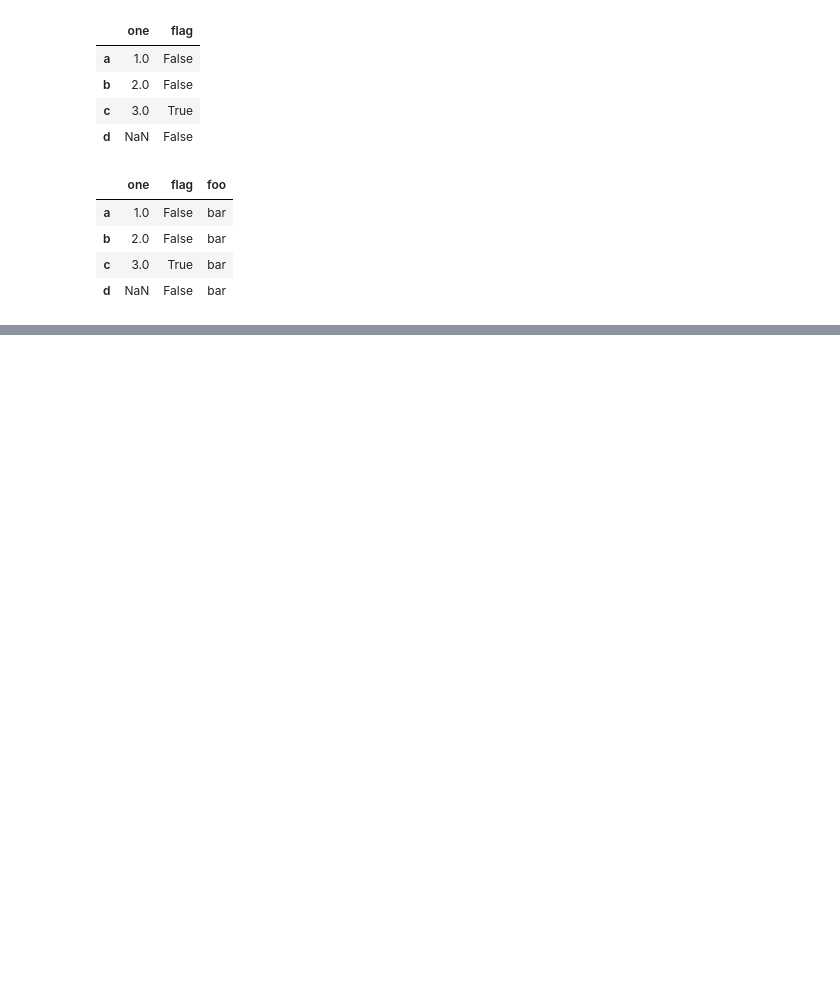
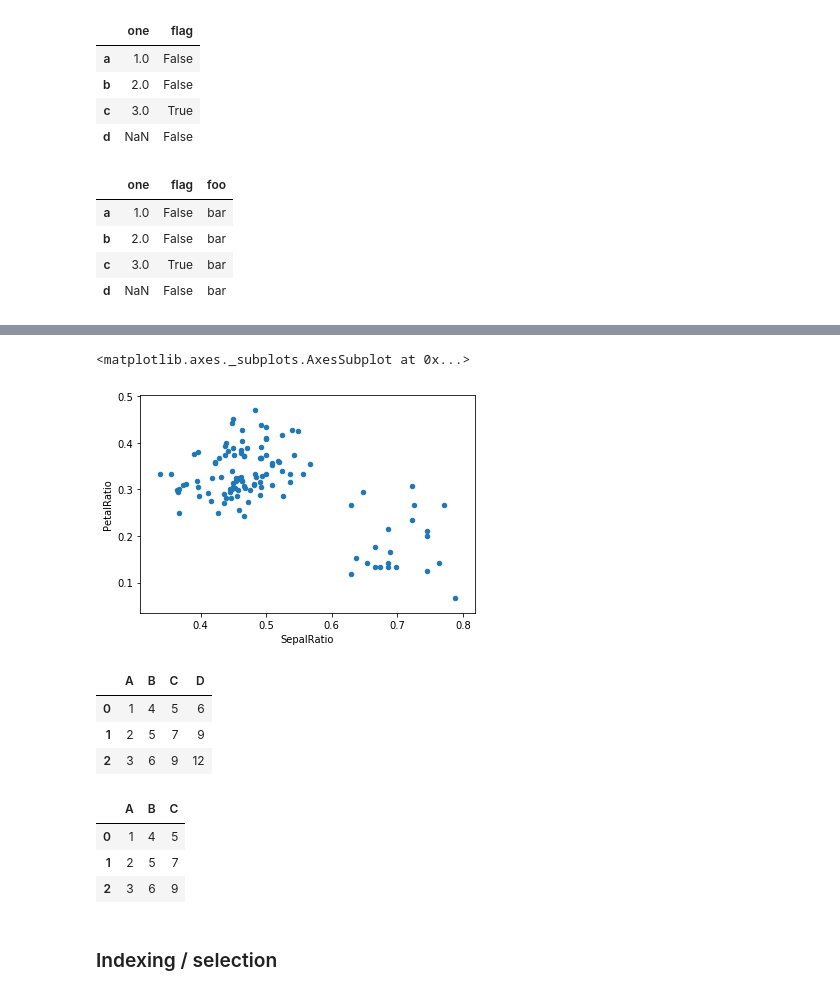
Before and after one commit to go-pedro/pandas_training, a Jupyter notebook: data_strutures/dataframes_1.ipynb, the cells around one changed output, grey strips where cells are left out. Drawn from its saved outputs; the diff is of its cells as text; code cells hidden in the pictures; blank space fills up the shorter version.

```diff
--- a/data_strutures/dataframes_1.ipynb
+++ b/data_strutures/dataframes_1.ipynb
@@ -265,0 +285,3 @@ df
+# %%
+iris = pd.read_csv("data/iris.csv")
+iris.head()
@@ -265,0 +324,29 @@ df
+# %%
+(
+    iris.query("sepal_length > 5")
+    .assign(
+        SepalRatio=lambda x: x.sepal_width / x.sepal_length,
+        PetalRatio=lambda x: x.petal_width / x.petal_length,
+    ).plot(kind="scatter", x="SepalRatio", y="PetalRatio")
+)
+# %% [output]
+<matplotlib.axes._subplots.AxesSubplot at 0x...>
+[figure, added]
+# %%
+dfa = pd.DataFrame({"A": [1, 2, 3], "B": [4, 5, 6]})
+dfa.assign(C=lambda x: x["A"] + x["B"], D=lambda x: x["A"] + x["C"])
+# %% [output]
+|  | A | B | C | D |
+| 0 | 1 | 4 | 5 | 6 |
+| 1 | 2 | 5 | 7 | 9 |
+| 2 | 3 | 6 | 9 | 12 |
+# %%
+dfa['C']=dfa['A']+dfa['B']
+dfa
+# %% [output]
+|  | A | B | C |
+| 0 | 1 | 4 | 5 |
+| 1 | 2 | 5 | 7 |
+| 2 | 3 | 6 | 9 |
+# %% [markdown]
+### Indexing / selection
```
Also changed, not shown: parts of 12 cells of this notebook, 1 other file.
